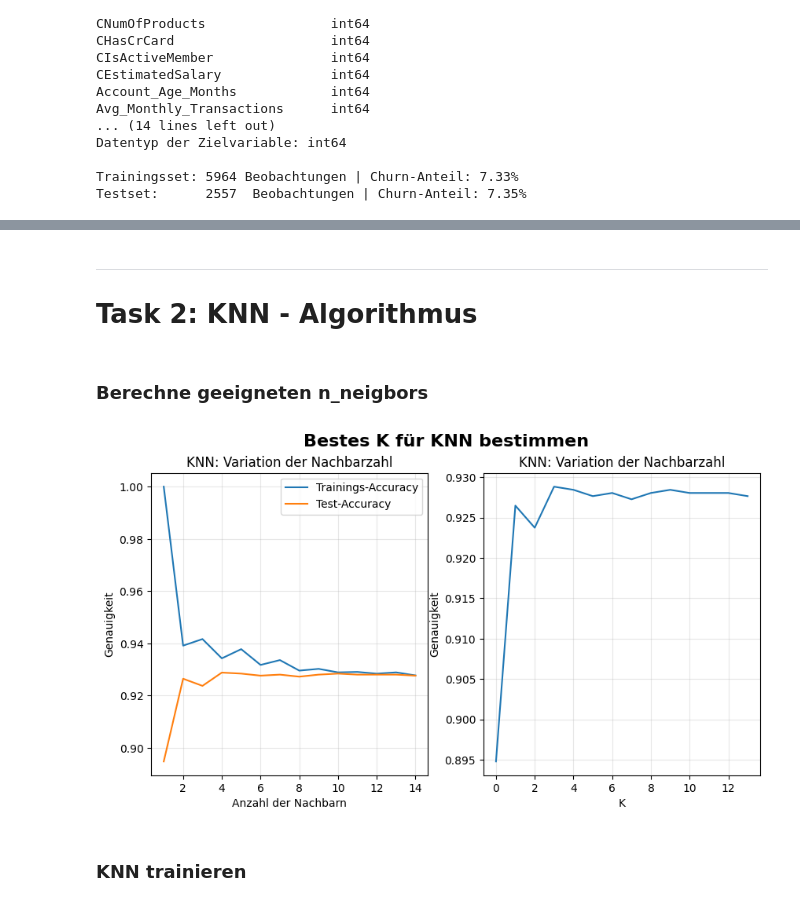
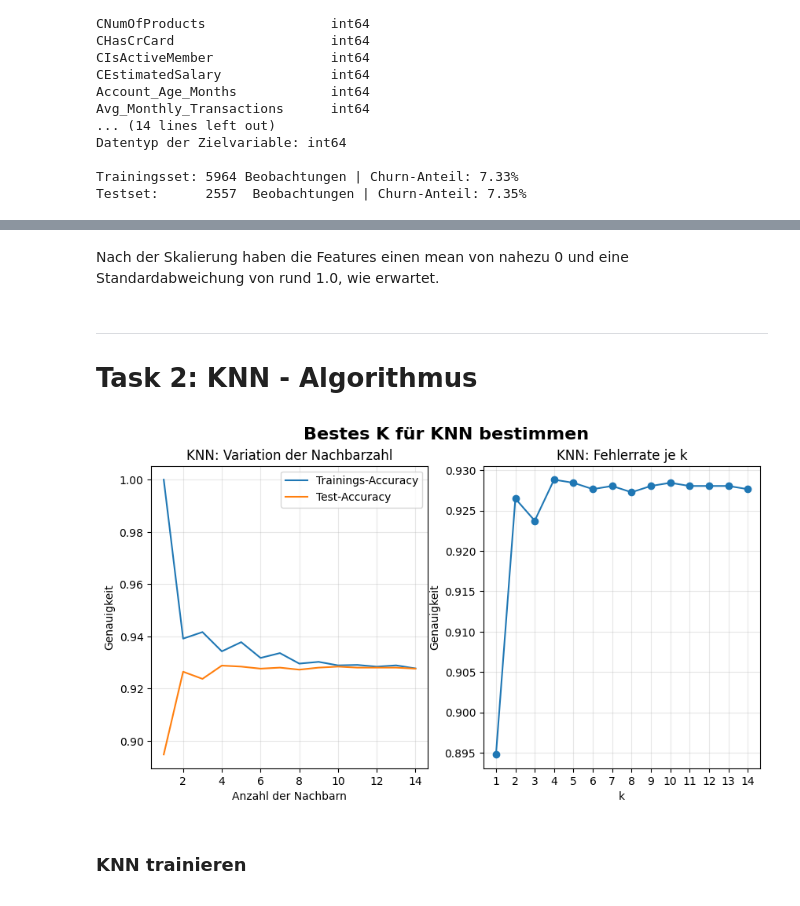
Before and after one commit to PatrickSchubert-Munich/DataScience_and_ML_Assignment, a Jupyter notebook: 01_Classification/Assignment_01_2130238.ipynb, the cells around one changed output, grey strips where cells are left out. Drawn from its saved outputs; the diff is of its cells as text; code cells hidden in the pictures.

```diff
--- a/01_Classification/Assignment_01_2130238.ipynb
+++ b/01_Classification/Assignment_01_2130238.ipynb
@@ -162,51 +143,44 @@ df.describe()
+# %% [markdown]
+Nach der Skalierung haben die Features einen mean von nahezu 0 und eine Standardabweichung von rund 1.0, wie erwartet.
 # %% [markdown]
 ---
 # Task 2: KNN - Algorithmus
-# %% [markdown]
-### Berechne geeigneten n_neigbors
-# %%
-# Finde den besten Parameter für "n_neighbors" (oft auch "k" genannt)
-train_accuracies = {}
-test_accuracies = {}
-neighbors = np.arange(1, 15)
-
-for neighbor in neighbors:
-    knn = KNeighborsClassifier(n_neighbors=neighbor)
-    knn.fit(X_train_scaled, y_train)
-
-    train_accuracies[neighbor] = knn.score(X_train_scaled, y_train)
-    test_accuracies[neighbor] = knn.score(X_test_scaled, y_test)
-# %%
-accuracy = []
-
-# Fehlerrate für K-Werte zwischen 1 und 14 berechnen
-for i in range(1, 15):
-    knn_classifier = KNeighborsClassifier(n_neighbors=i)
-    knn_classifier.fit(X_train_scaled, y_train)
-    pred_i = knn_classifier.predict(X_test_scaled)
-    accuracy.append(accuracy_score(y_test, pred_i))
+# %%
+# Trainings-/Test-Accuracy und Fehlerrate für k = 1 bis 14 in einem Durchlauf bestimmen
+train_accuracies = {}
+test_accuracies  = {}
+accuracy         = []   # Test-Accuracy je k (für Plot)
+neighbors        = np.arange(1, 15)
+
+for k in neighbors:
+    knn_k = KNeighborsClassifier(n_neighbors=k)
+    knn_k.fit(X_train_scaled, y_train)
+    train_accuracies[k] = knn_k.score(X_train_scaled, y_train)
+    test_accuracies[k]  = knn_k.score(X_test_scaled,  y_test)
+    accuracy.append(knn_k.score(X_test_scaled, y_test))
 # %%
 # Visualisierung: Trainings- und Test-Accuracy sowie Fehlerrate für verschiedene k-Werte
 fig, axes = plt.subplots(1, 2, figsize=(10, 5))
 fig.suptitle('Bestes K für KNN bestimmen', fontsize=16, fontweight='bold')
 
 # Anzahl der K-engsten Nachbarn
 axes[0].plot(neighbors, train_accuracies.values(), label="Trainings-Accuracy")
 axes[0].plot(neighbors, test_accuracies.values(), label="Test-Accuracy")
 axes[0].set_title('KNN: Variation der Nachbarzahl')
 axes[0].legend()
 axes[0].set_xlabel("Anzahl der Nachbarn")
 axes[0].set_ylabel("Genauigkeit")
 axes[0].grid(True, alpha=0.3)
 
 # Fehlerrate für K-engste Nachbarn
-axes[1].plot(accuracy)
-axes[1].set_title('KNN: Variation der Nachbarzahl')
-axes[1].set_xlabel("K")
+axes[1].plot(neighbors, accuracy, marker='o')
+axes[1].set_xticks(neighbors)
+axes[1].set_title('KNN: Fehlerrate je k')
+axes[1].set_xlabel("k")
 axes[1].set_ylabel("Genauigkeit")
 axes[1].grid(True, alpha=0.3)
 # %% [output]
-[figure, old version]
+[figure, new version]
 # %% [markdown]
 ### KNN trainieren
 # %%
```
Also changed, not shown: parts of 107 cells of this notebook, 5 other files.
